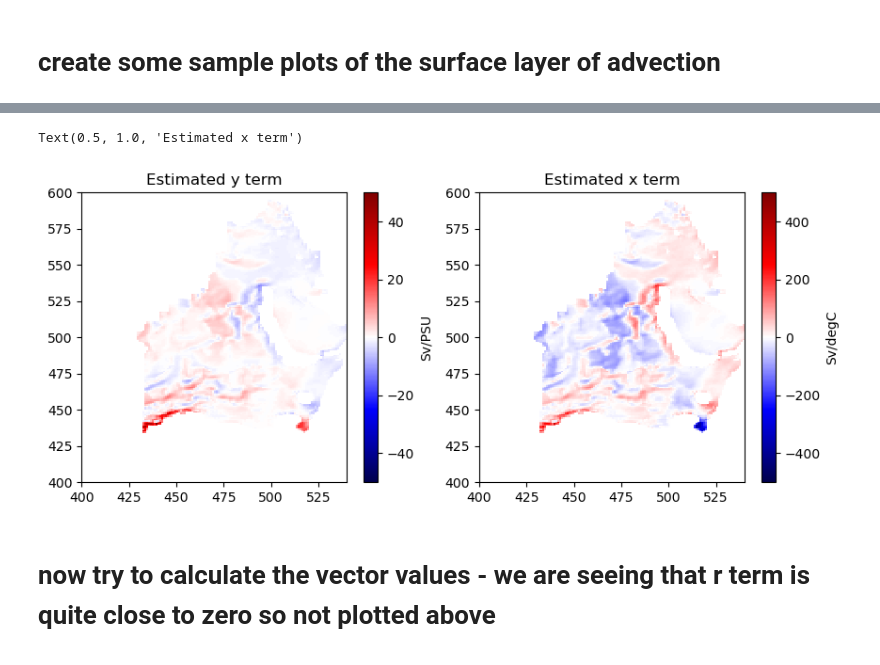
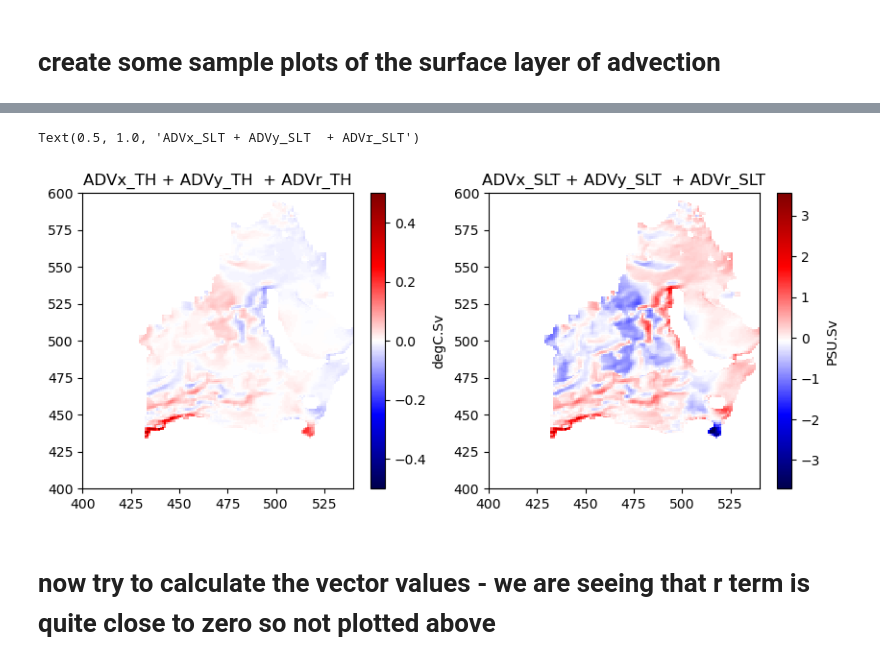
Before and after one commit to margaretmurakami/crios_backups, a Jupyter notebook: ASTE_270/Pemberton/Tendencies/check_adv_surface.ipynb, the cells around one changed output, grey strips where cells are left out. Saved outputs shown, nothing was run; the diff lists cells and outputs as text; code cells hidden in the pictures.

```diff
--- a/ASTE_270/Pemberton/Tendencies/check_adv_surface.ipynb
+++ b/ASTE_270/Pemberton/Tendencies/check_adv_surface.ipynb
@@ -430,23 +492,25 @@ ax.set_ylim(400,600)
 # %%
 # what about vector sum because this is hard to look at:
 fig = plt.figure(figsize=(10,4))
 
 ax = plt.subplot(121)
-cb = ax.pcolormesh(((ADVx_THo[1][0]+ADVy_THo[1][0] + (get_aste_tracer(ADVr_TH[1],nfx,nfy)[0]))*1e-6)/.1/.1,cmap='seismic',vmin=-50,vmax=50)
-plt.colorbar(cb,label="Sv/PSU")
+cb = ax.pcolormesh(((ADVx_THo[1][0]+ADVy_THo[1][0] + (get_aste_tracer(ADVr_TH[1],nfx,nfy)[0]))*1e-6),cmap='seismic',vmin=-.5,vmax=.5)
+plt.colorbar(cb,label="degC.Sv")
 ax.set_xlim(400,540)
 ax.set_ylim(400,600)
-ax.set_title("Estimated y term")
+ax.set_title("ADVx_TH + ADVy_TH  + ADVr_TH")
 
 ax = plt.subplot(122)
-cb = ax.pcolormesh(((ADVx_SLTo[1][0] + ADVy_SLTo[1][0] + (get_aste_tracer(ADVr_SLT[1],nfx,nfy)[0]))*1e-6)/.1/.1,cmap='seismic',vmin=-500,vmax=500)
-plt.colorbar(cb,label="Sv/degC")
+cb = ax.pcolormesh(((ADVx_SLTo[1][0] + ADVy_SLTo[1][0] + (get_aste_tracer(ADVr_SLT[1],nfx,nfy)[0]))*1e-6),cmap='seismic')#,vmin=-500,vmax=500)
+plt.colorbar(cb,label="PSU.Sv")
 ax.set_xlim(400,540)
 ax.set_ylim(400,600)
-ax.set_title("Estimated x term")
+ax.set_title("ADVx_SLT + ADVy_SLT  + ADVr_SLT")
+
+# plt.savefig(path + "ADV_surfaceterms_summed.png", dpi=300)
 # %% [output]
-Text(0.5, 1.0, 'Estimated x term')
+Text(0.5, 1.0, 'ADVx_SLT + ADVy_SLT  + ADVr_SLT')
-[figure, old version]
+[figure, new version]
 # %% [markdown]
 # now try to calculate the vector values - we are seeing that r term is quite close to zero so not plotted above
 # %%
```
Also changed, not shown: parts of 102 cells of this notebook, 12 other files.
